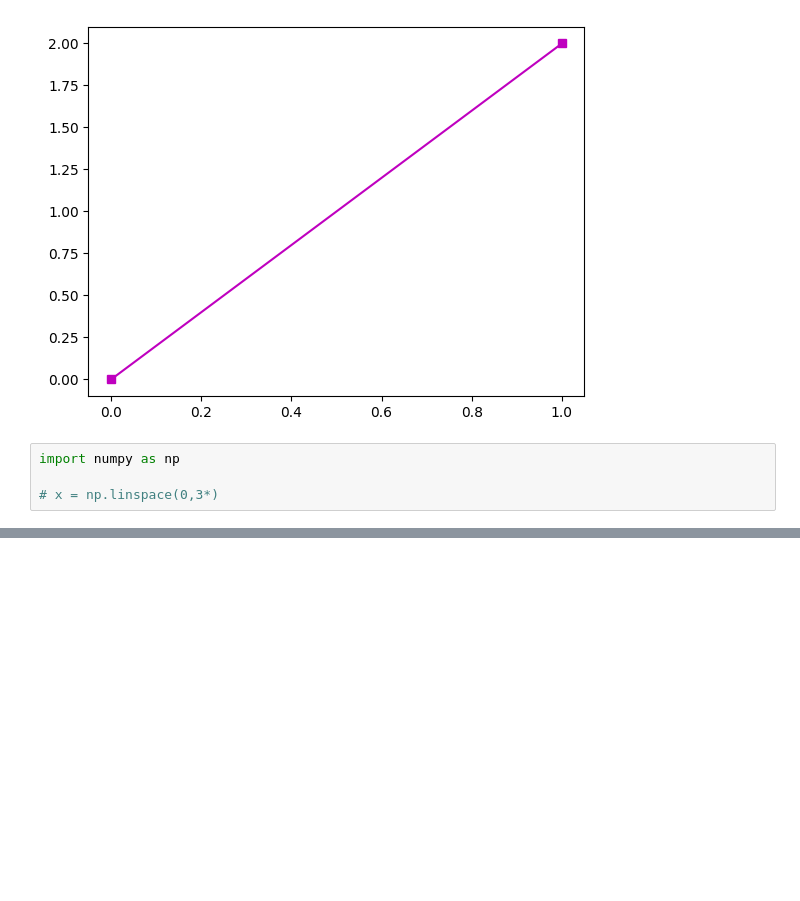
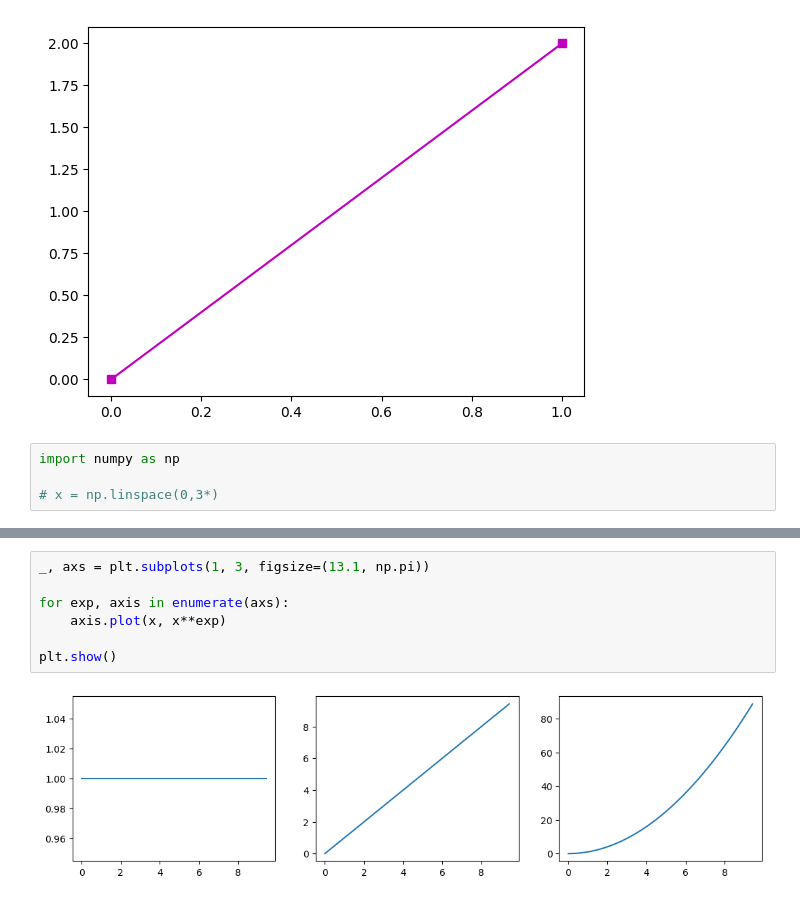
Before and after one commit to bobcowher/llm_course_mike_x_cohen, a Jupyter notebook: DataVisualization/intro.ipynb, the cells around one changed output, grey strips where cells are left out. Drawn from its saved outputs; the diff is of its cells as text; blank space fills up the shorter version.

```diff
--- a/DataVisualization/intro.ipynb
+++ b/DataVisualization/intro.ipynb
@@ -31,0 +51,9 @@ plt.show()
+# %%
+_, axs = plt.subplots(1, 3, figsize=(13.1, np.pi))
+
+for exp, axis in enumerate(axs):
+    axis.plot(x, x**exp)
+
+plt.show()
+# %% [output]
+[figure, added]
```
Also changed, not shown: parts of 3 cells of this notebook, 1 other file.
